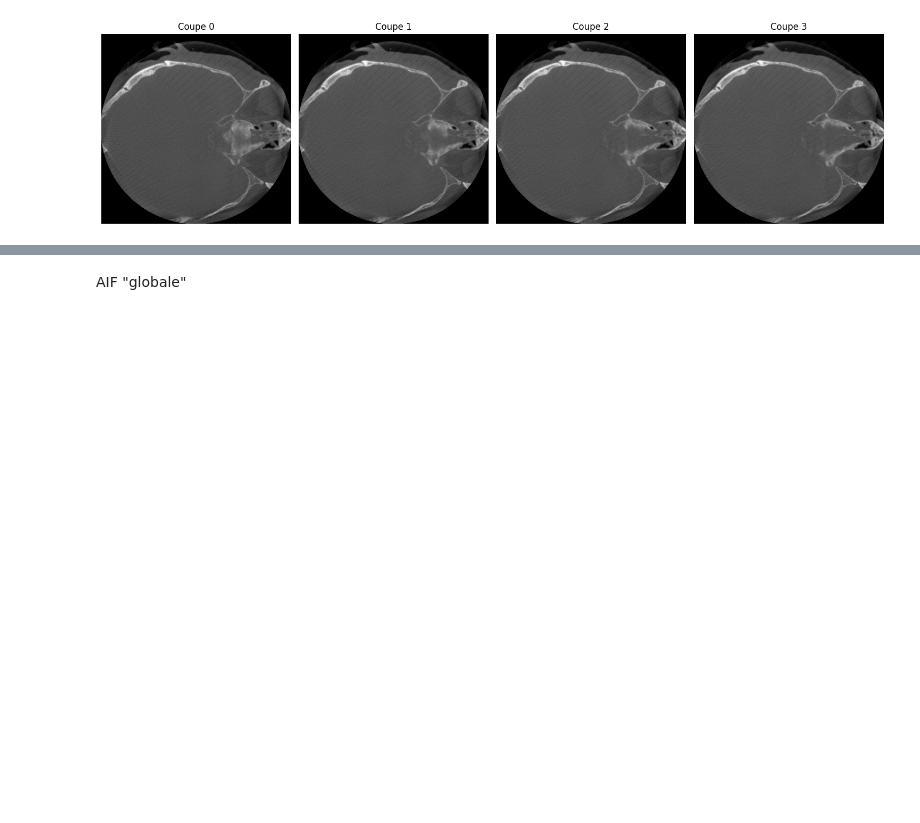
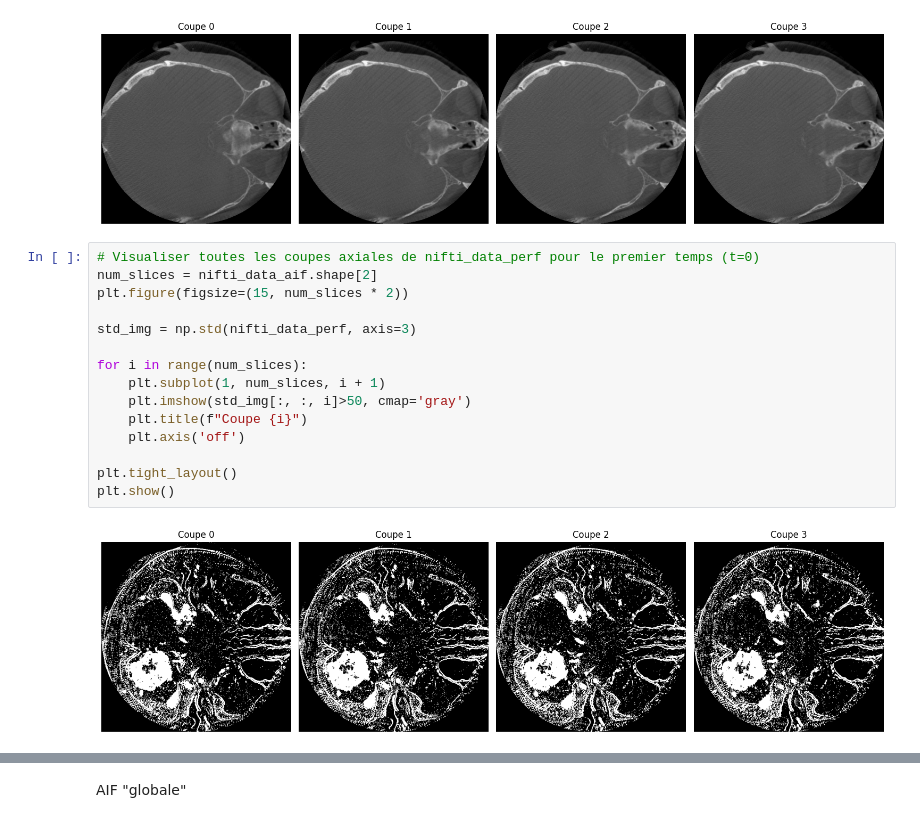
Before and after one commit to RomainViardLille/LiiFE, a Jupyter notebook: PERF_CBCT_meningiome.ipynb, the cells around one changed output, grey strips where cells are left out. Drawn from its saved outputs; the diff is of its cells as text; blank space fills up the shorter version.

```diff
--- a/PERF_CBCT_meningiome.ipynb
+++ b/PERF_CBCT_meningiome.ipynb
@@ -80,6 +84,23 @@ plt.tight_layout()
 plt.show()
 # %% [output]
 [figure]
+# %%
+# Visualiser toutes les coupes axiales de nifti_data_perf pour le premier temps (t=0)
+num_slices = nifti_data_aif.shape[2]
+plt.figure(figsize=(15, num_slices * 2))
+
+std_img = np.std(nifti_data_perf, axis=3)
+
+for i in range(num_slices):
+    plt.subplot(1, num_slices, i + 1)
+    plt.imshow(std_img[:, :, i]>50, cmap='gray')
+    plt.title(f"Coupe {i}")
+    plt.axis('off')
+
+plt.tight_layout()
+plt.show()
+# %% [output]
+[figure, added]
 # %%
 from scipy.ndimage import binary_closing
 
```
Also changed, not shown: parts of 17 cells of this notebook, 1 other file.
